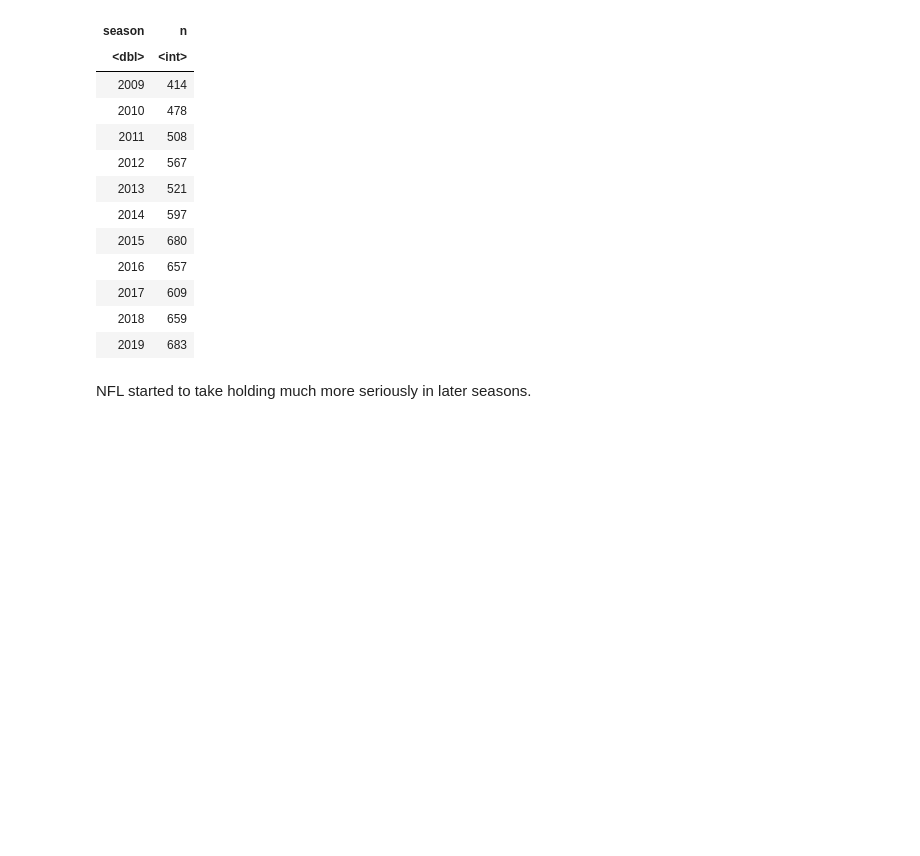
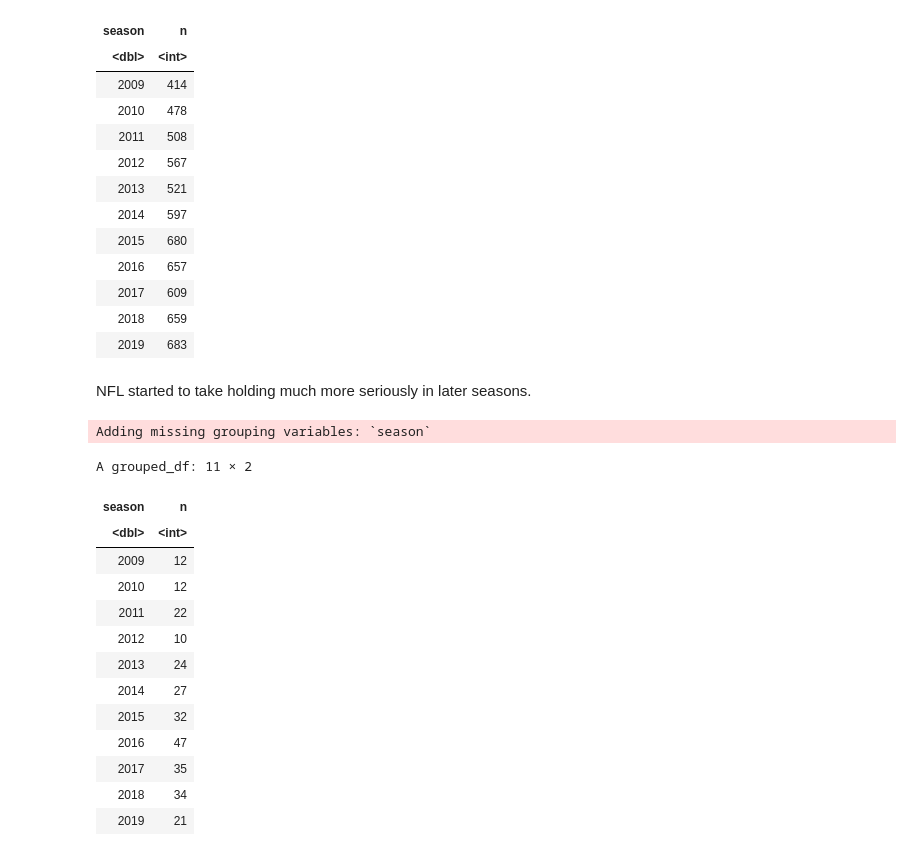
Before and after one commit to rennerm1/NFL-Data-Science-Project, a Jupyter notebook: playingaround.ipynb, the cells around one changed output. Saved outputs shown, nothing was run; the diff lists cells and outputs as text; code cells hidden in the pictures; blank space fills up the shorter version.

```diff
--- a/playingaround.ipynb
+++ b/playingaround.ipynb
@@ -164,3 +164,25 @@ A grouped_df: 11 × 2
 | 2019 | 683 |
 # %% [markdown]
 NFL started to take holding much more seriously in later seasons.
+# %%
+pbp_all_rp %>%
+group_by(season) %>%
+filter(play_type == "no_play", !str_detect(desc, "(Timeout)"), str_detect(desc, "(Mask)")) %>%
+select(desc) %>%
+count(season)
+# %% [output]
+Adding missing grouping variables: `season`
+A grouped_df: 11 × 2
+| season | n |
+| <dbl> | <int> |
+| 2009 | 12 |
+| 2010 | 12 |
+| 2011 | 22 |
+| 2012 | 10 |
+| 2013 | 24 |
+| 2014 | 27 |
+| 2015 | 32 |
+| 2016 | 47 |
+| 2017 | 35 |
+| 2018 | 34 |
+| 2019 | 21 |
```
Also changed, not shown: parts of 2 cells of this notebook.
